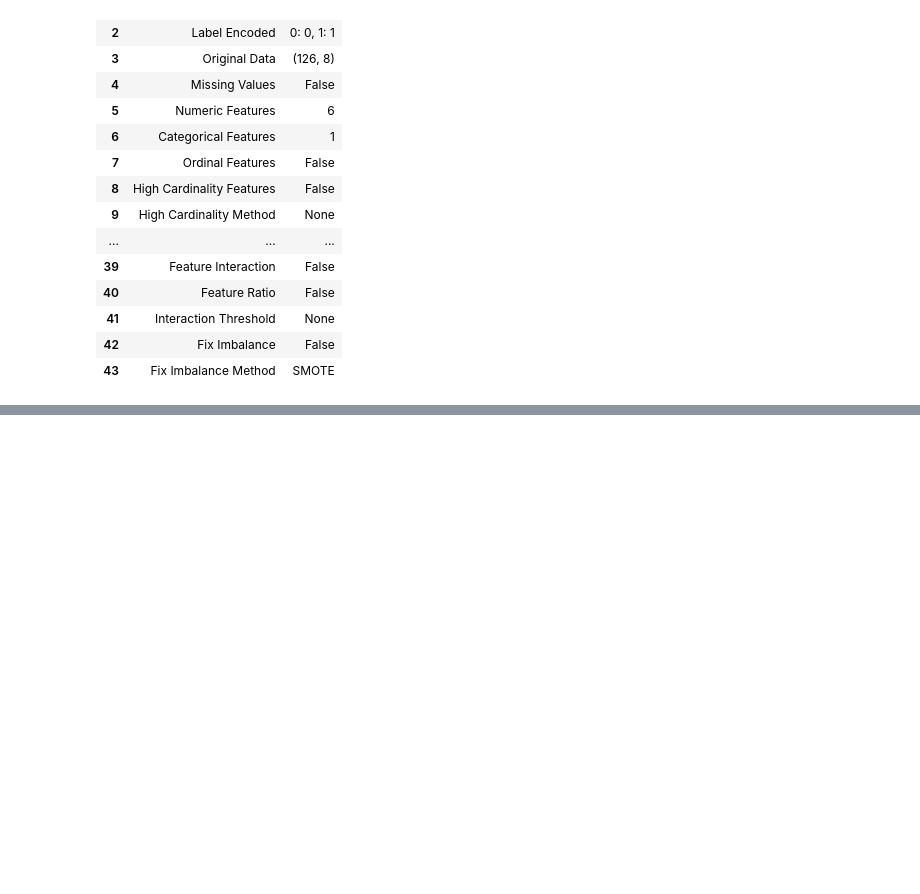
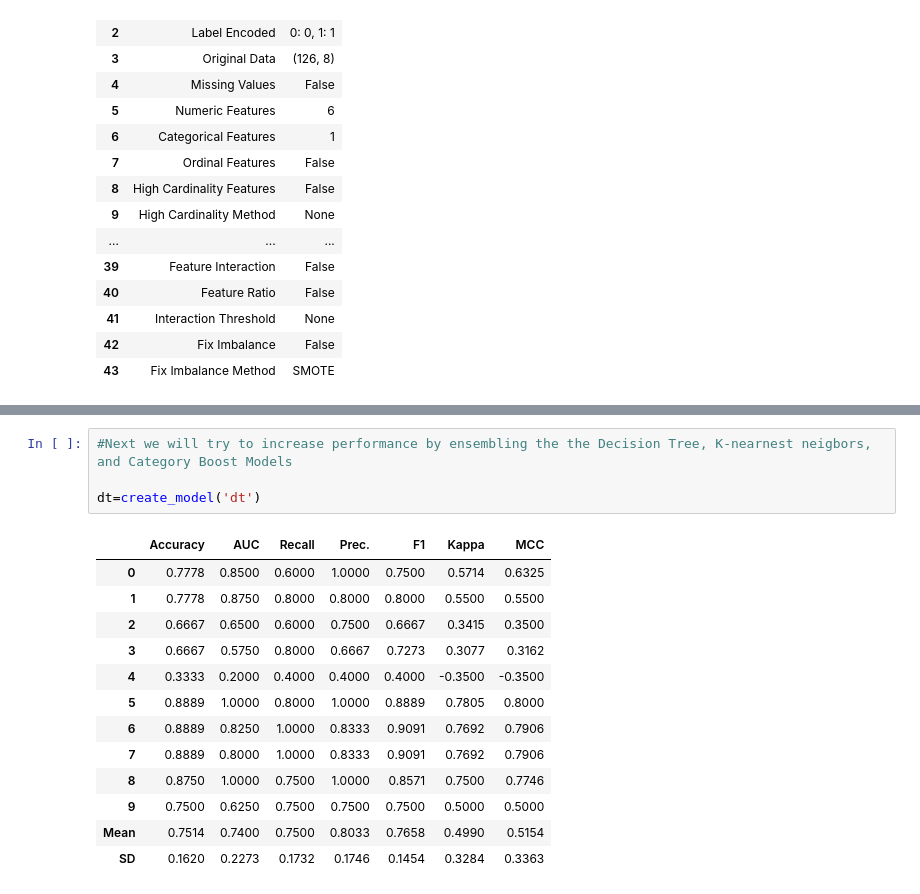
Before and after one commit to CraigBentzen/oD9uReDfdQZnxZyR, a Jupyter notebook: Solution.ipynb, the cells around one changed output, grey strips where cells are left out. Cells and saved outputs as stored; diff of their text form; blank space fills up the shorter version.

```diff
--- a/Solution.ipynb
+++ b/Solution.ipynb
@@ -304,0 +308,18 @@ cat = create_model('catboost')
+# %%
+#Next we will try to increase performance by ensembling the the Decision Tree, K-nearnest neigbors, and Category Boost Models
+
+dt=create_model('dt')
+# %% [output]
+|  | Accuracy | AUC | Recall | Prec. | F1 | Kappa | MCC |
+| 0 | 0.7778 | 0.8500 | 0.6000 | 1.0000 | 0.7500 | 0.5714 | 0.6325 |
+| 1 | 0.7778 | 0.8750 | 0.8000 | 0.8000 | 0.8000 | 0.5500 | 0.5500 |
+| 2 | 0.6667 | 0.6500 | 0.6000 | 0.7500 | 0.6667 | 0.3415 | 0.3500 |
+| 3 | 0.6667 | 0.5750 | 0.8000 | 0.6667 | 0.7273 | 0.3077 | 0.3162 |
+| 4 | 0.3333 | 0.2000 | 0.4000 | 0.4000 | 0.4000 | -0.3500 | -0.3500 |
+| 5 | 0.8889 | 1.0000 | 0.8000 | 1.0000 | 0.8889 | 0.7805 | 0.8000 |
+| 6 | 0.8889 | 0.8250 | 1.0000 | 0.8333 | 0.9091 | 0.7692 | 0.7906 |
+| 7 | 0.8889 | 0.8000 | 1.0000 | 0.8333 | 0.9091 | 0.7692 | 0.7906 |
+| 8 | 0.8750 | 1.0000 | 0.7500 | 1.0000 | 0.8571 | 0.7500 | 0.7746 |
+| 9 | 0.7500 | 0.6250 | 0.7500 | 0.7500 | 0.7500 | 0.5000 | 0.5000 |
+| Mean | 0.7514 | 0.7400 | 0.7500 | 0.8033 | 0.7658 | 0.4990 | 0.5154 |
+| SD | 0.1620 | 0.2273 | 0.1732 | 0.1746 | 0.1454 | 0.3284 | 0.3363 |
```
Also changed, not shown: parts of 7 cells of this notebook.
